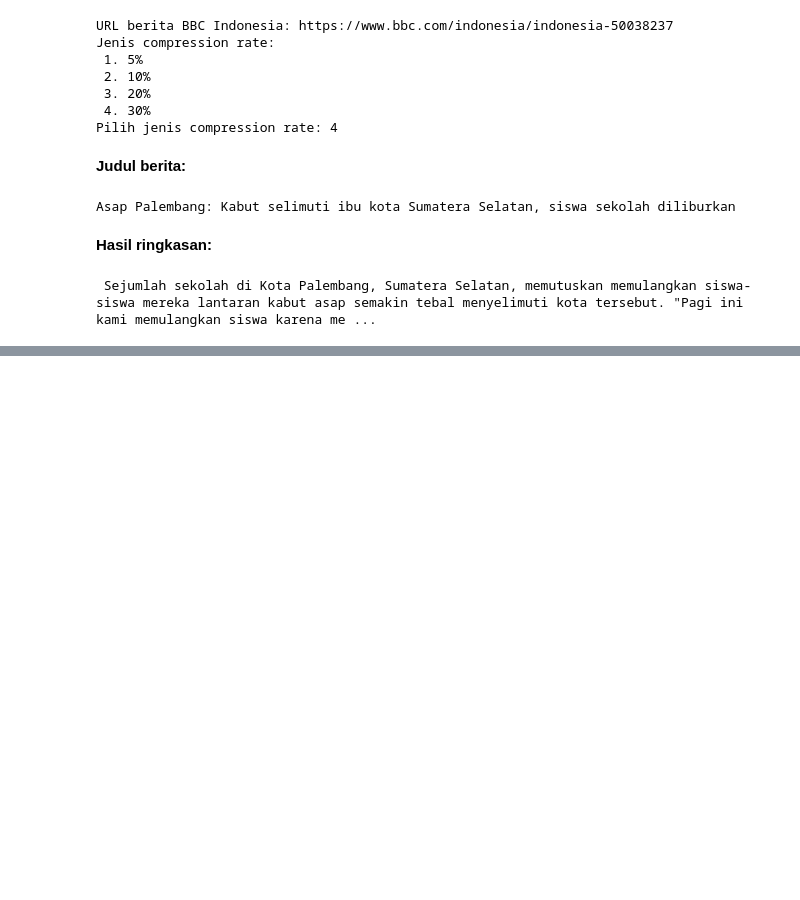
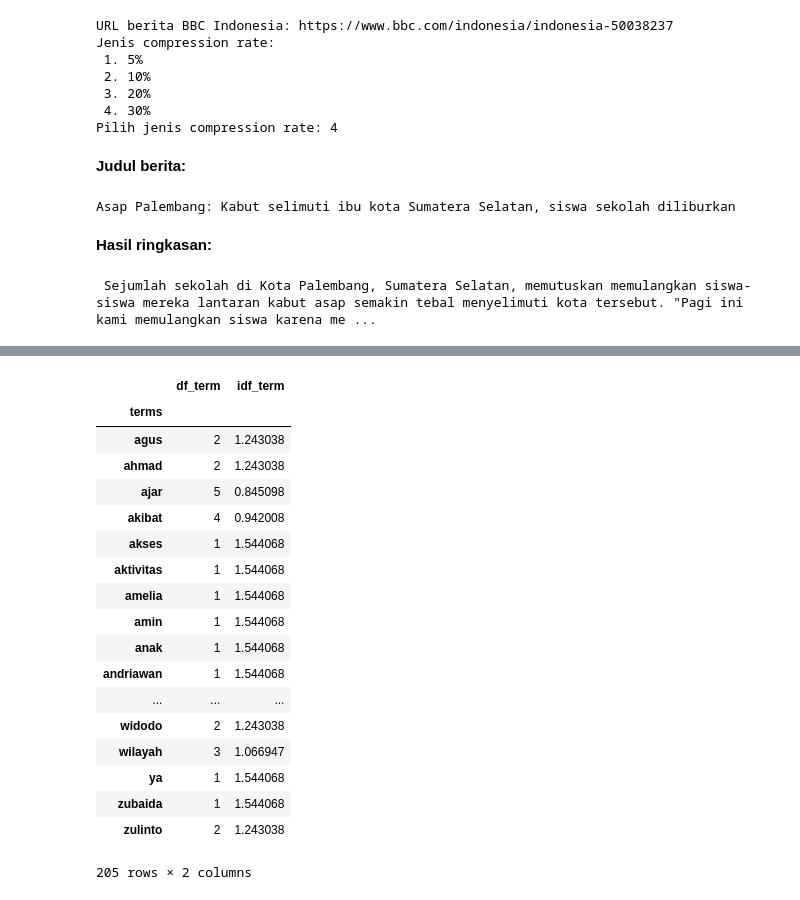
Before and after one commit to dahliahadfury/automaticsummarize, a Jupyter notebook: peringkasan BM25/final/summarize text-Copy1.ipynb, the cells around one changed output, grey strips where cells are left out. Drawn from its saved outputs; the diff is of its cells as text; code cells hidden in the pictures; blank space fills up the shorter version.

```diff
--- a/peringkasan BM25/final/summarize text-Copy1.ipynb
+++ b/peringkasan BM25/final/summarize text-Copy1.ipynb
@@ -402,0 +301,22 @@ dokumen_uji = [
+# %%
+df_idf2
+# %% [output]
+|  | df_term | idf_term |
+| terms |  |  |
+| agus | 2 | 1.243038 |
+| ahmad | 2 | 1.243038 |
+| ajar | 5 | 0.845098 |
+| akibat | 4 | 0.942008 |
+| akses | 1 | 1.544068 |
+| aktivitas | 1 | 1.544068 |
+| amelia | 1 | 1.544068 |
+| amin | 1 | 1.544068 |
+| anak | 1 | 1.544068 |
+| andriawan | 1 | 1.544068 |
+| ... | ... | ... |
+| widodo | 2 | 1.243038 |
+| wilayah | 3 | 1.066947 |
+| ya | 1 | 1.544068 |
+| zubaida | 1 | 1.544068 |
+| zulinto | 2 | 1.243038 |
+205 rows × 2 columns
```
Also changed, not shown: parts of 14 cells of this notebook, 36 other files.
